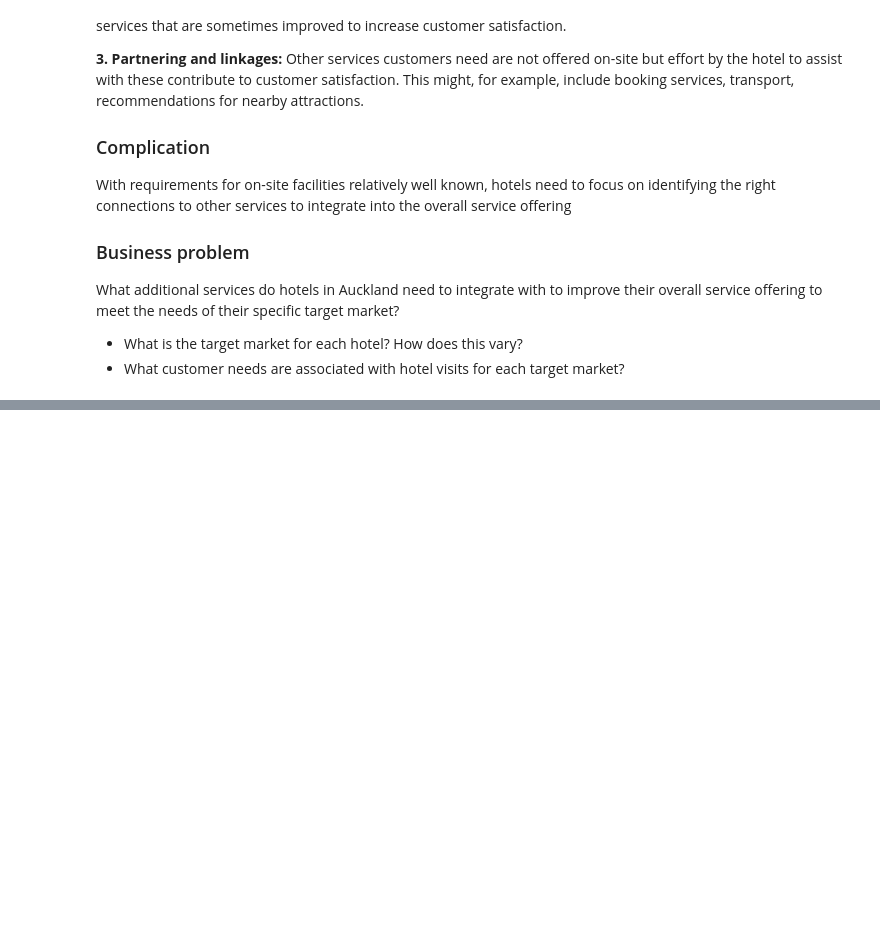
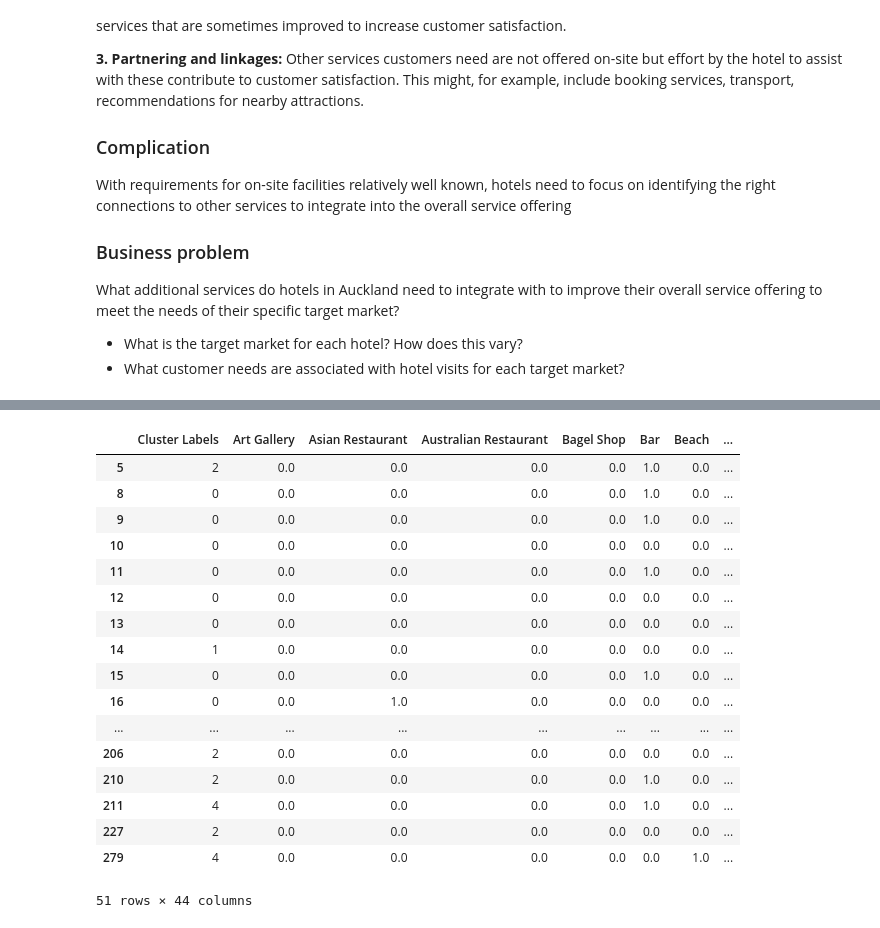
Before and after one commit to ptchev/Coursera_Capstone, a Jupyter notebook: Auckland_Hotel_Advisory.ipynb, the cells around one changed output, grey strips where cells are left out. Saved outputs shown, nothing was run; the diff lists cells and outputs as text; code cells hidden in the pictures; blank space fills up the shorter version.

```diff
--- a/Auckland_Hotel_Advisory.ipynb
+++ b/Auckland_Hotel_Advisory.ipynb
@@ -77,0 +860,2 @@ Having completed the data analysis we will be able to advise owners of hotels in
+# %%
+auckland_clustering = pd.read_pickle("auckland_clustering.pkl")
@@ -77,0 +873,24 @@ Having completed the data analysis we will be able to advise owners of hotels in
+# %%
+# add clustering labels
+auckland_clustering.insert(0, 'Cluster Labels', kmeans.labels_)
+# %%
+auckland_clustering
+# %% [output]
+|  | Cluster Labels | Art Gallery | Asian Restaurant | Australian Restaurant | Bagel Shop | Bar | Beach | ... |
+| 5 | 2 | 0.0 | 0.0 | 0.0 | 0.0 | 1.0 | 0.0 | ... |
+| 8 | 0 | 0.0 | 0.0 | 0.0 | 0.0 | 1.0 | 0.0 | ... |
+| 9 | 0 | 0.0 | 0.0 | 0.0 | 0.0 | 1.0 | 0.0 | ... |
+| 10 | 0 | 0.0 | 0.0 | 0.0 | 0.0 | 0.0 | 0.0 | ... |
+| 11 | 0 | 0.0 | 0.0 | 0.0 | 0.0 | 1.0 | 0.0 | ... |
+| 12 | 0 | 0.0 | 0.0 | 0.0 | 0.0 | 0.0 | 0.0 | ... |
+| 13 | 0 | 0.0 | 0.0 | 0.0 | 0.0 | 0.0 | 0.0 | ... |
+| 14 | 1 | 0.0 | 0.0 | 0.0 | 0.0 | 0.0 | 0.0 | ... |
+| 15 | 0 | 0.0 | 0.0 | 0.0 | 0.0 | 1.0 | 0.0 | ... |
+| 16 | 0 | 0.0 | 1.0 | 0.0 | 0.0 | 0.0 | 0.0 | ... |
+| ... | ... | ... | ... | ... | ... | ... | ... | ... |
+| 206 | 2 | 0.0 | 0.0 | 0.0 | 0.0 | 0.0 | 0.0 | ... |
+| 210 | 2 | 0.0 | 0.0 | 0.0 | 0.0 | 1.0 | 0.0 | ... |
+| 211 | 4 | 0.0 | 0.0 | 0.0 | 0.0 | 1.0 | 0.0 | ... |
+| 227 | 2 | 0.0 | 0.0 | 0.0 | 0.0 | 0.0 | 0.0 | ... |
+| 279 | 4 | 0.0 | 0.0 | 0.0 | 0.0 | 0.0 | 1.0 | ... |
+51 rows × 44 columns
```
Also changed, not shown: parts of 103 cells of this notebook.
